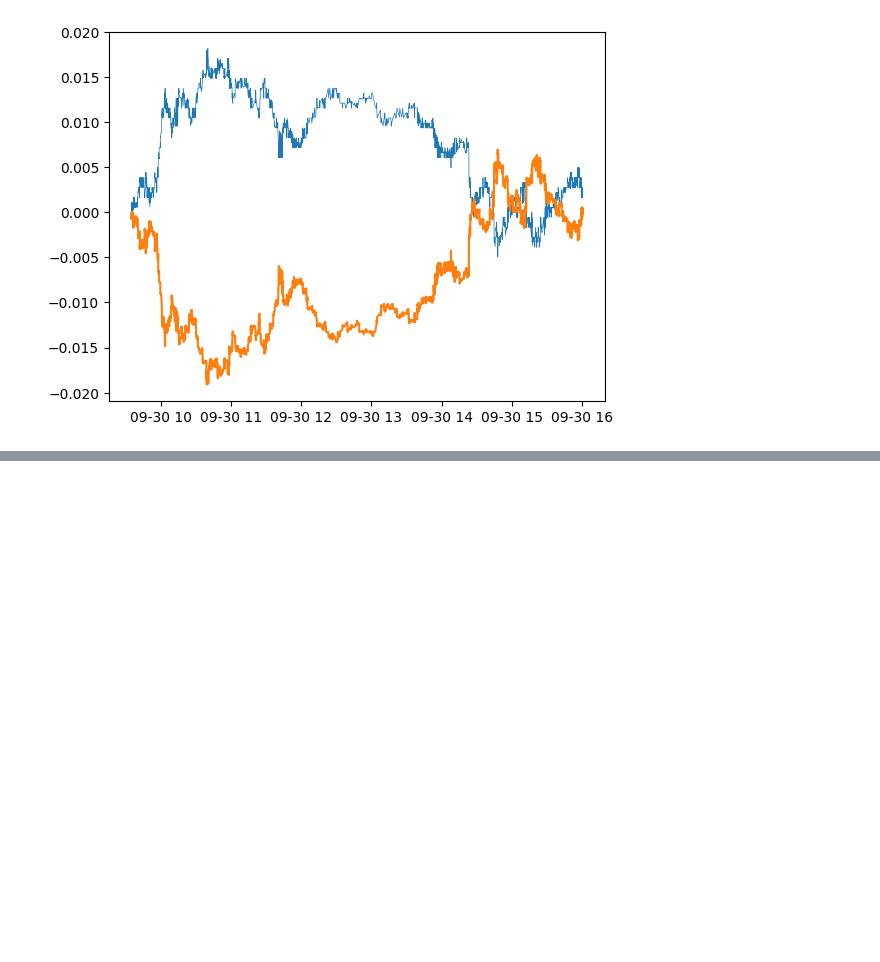
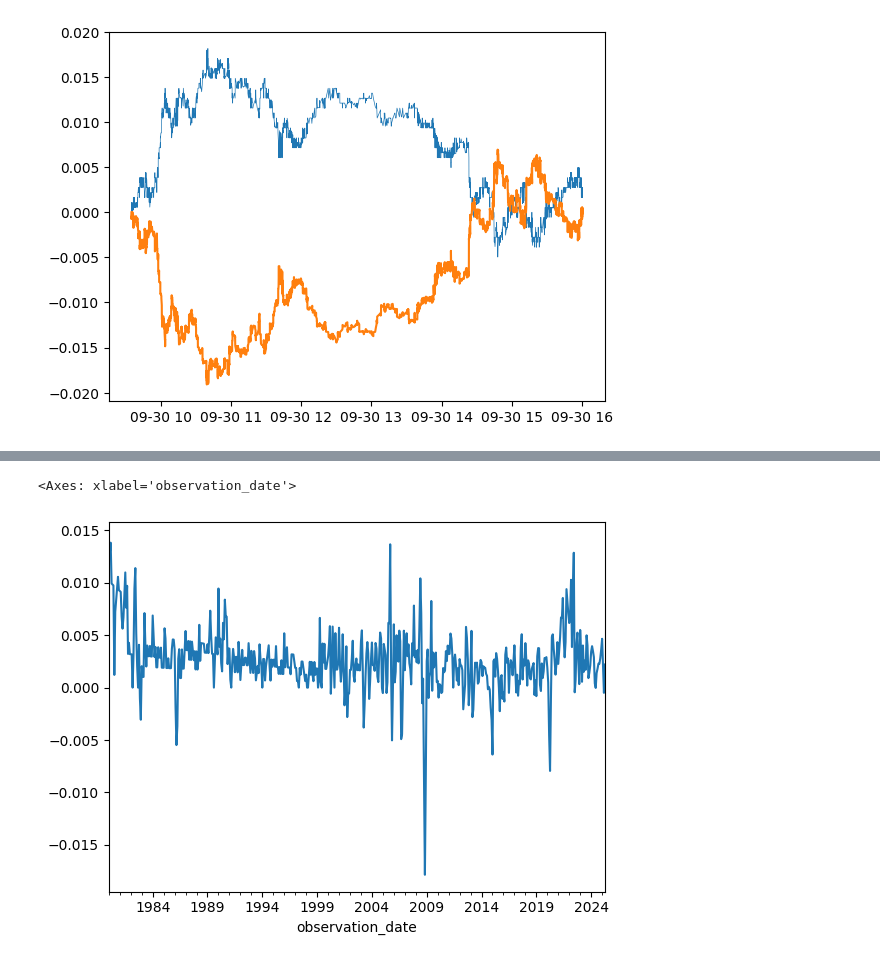
Before and after one commit to ericbeechen/TimeSeries, a Jupyter notebook: HW2.ipynb, the cells around one changed output, grey strips where cells are left out. Cells and saved outputs as stored; diff of their text form; code cells hidden in the pictures; blank space fills up the shorter version.

```diff
--- a/HW2.ipynb
+++ b/HW2.ipynb
@@ -236,0 +242,6 @@ plt.plot(predicted_cumulative)
+# %%
+cpi_file = 'data/CPALTT01USM661S.xlsx'
+cpi_df = pd.read_excel(cpi_file, sheet_name='Monthly', parse_dates=True, index_col=0)
+# %%
+cpi_df.index = pd.to_datetime(cpi_df.index)
+cpi_df
@@ -236,0 +263,9 @@ plt.plot(predicted_cumulative)
+# %%
+cpi_df['Diff'] = np.log(cpi_df['CPALTT01USM661S']).diff()
+# %%
+cpi_df = cpi_df.dropna()
+# %%
+cpi_df['Diff'].plot()
+# %% [output]
+<Axes: xlabel='observation_date'>
+[figure, added]
```
Also changed, not shown: parts of 21 cells of this notebook.
